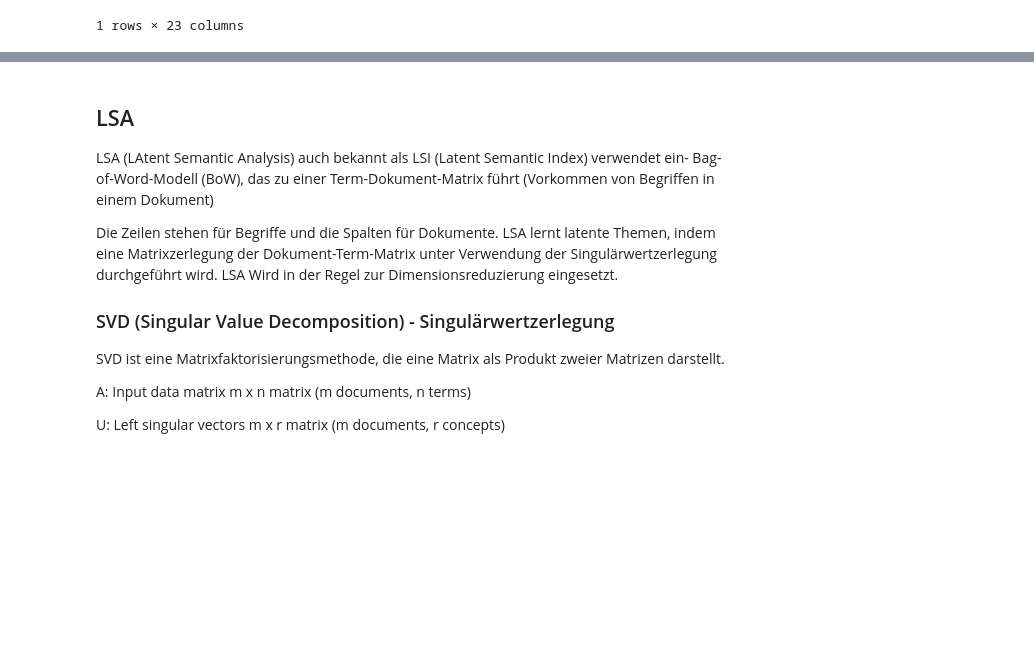
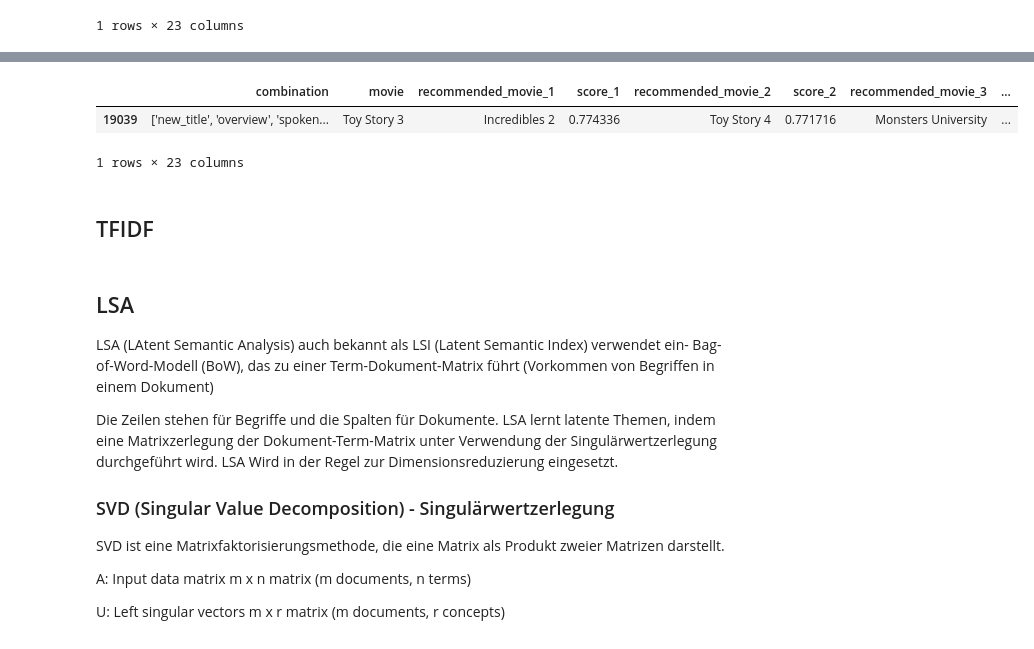
Before and after one commit to Luuzemp14/Cds1_Tinder-4-Movies, a Jupyter notebook: datawrangling.ipynb, the cells around one changed output, grey strips where cells are left out. Cells and saved outputs as stored; diff of their text form; code cells hidden in the pictures; blank space fills up the shorter version.

```diff
--- a/datawrangling.ipynb
+++ b/datawrangling.ipynb
@@ -260,0 +267,8 @@ rec[rec["movie"] == "Fast & Furious 6"].sort_values(by = "score_1", ascending =
+# %%
+rec[rec["movie"] == "Toy Story 3"].sort_values(by = "score_1", ascending = False).head(1)
+# %% [output]
+|  | combination | movie | recommended_movie_1 | score_1 | recommended_movie_2 | score_2 | recommended_movie_3 | ... |
+| 19039 | ['new_title', 'overview', 'spoken... | Toy Story 3 | Incredibles 2 | 0.774336 | Toy Story 4 | 0.771716 | Monsters University | ... |
+1 rows × 23 columns
+# %% [markdown]
+## TFIDF
```
Also changed, not shown: parts of 47 cells of this notebook, 2 other files.
